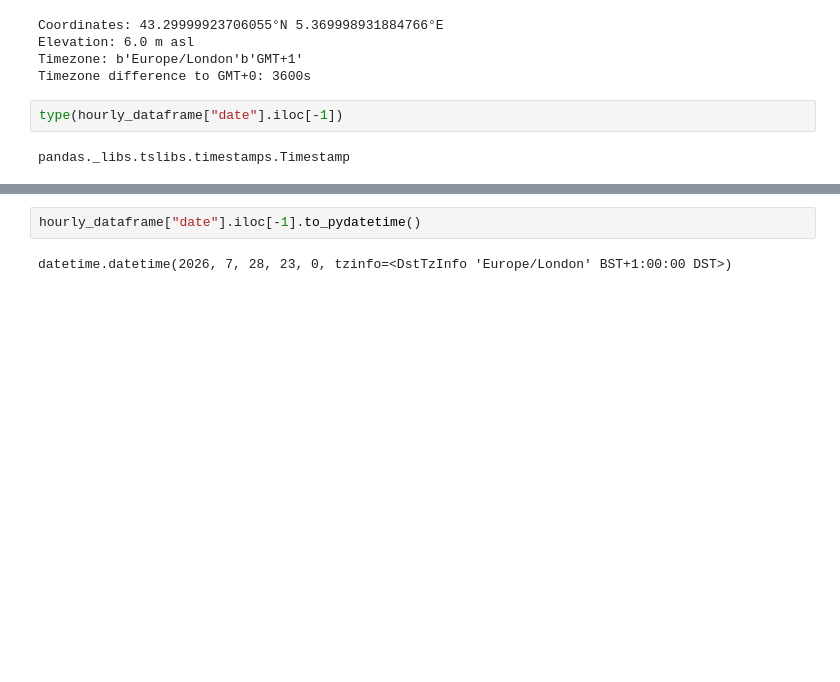
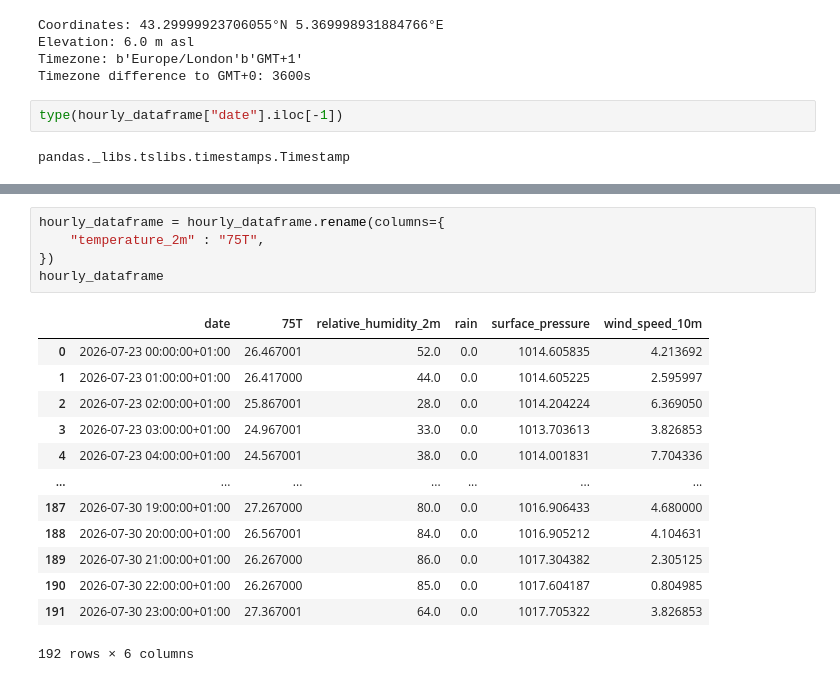
Before and after one commit to Marwane-ELM/energy_peak_prediction_fr, a Jupyter notebook: notebooks/api_experiments.ipynb, the cells around one changed output, grey strips where cells are left out. Cells and saved outputs as stored; diff of their text form; blank space fills up the shorter version.

Commit message:
Adding temperature from api open-meteo

```diff
--- a/notebooks/api_experiments.ipynb
+++ b/notebooks/api_experiments.ipynb
@@ -455,4 +433,19 @@ Timestamp('2026-07-28 23:00:00+0100', tz='Europe/London')
-# %%
-hourly_dataframe["date"].iloc[-1].to_pydatetime()
-# %% [output]
-datetime.datetime(2026, 7, 28, 23, 0, tzinfo=<DstTzInfo 'Europe/London' BST+1:00:00 DST>)
+# %%
+hourly_dataframe = hourly_dataframe.rename(columns={
+    "temperature_2m" : "75T",
+})
+hourly_dataframe
+# %% [output]
+|  | date | 75T | relative_humidity_2m | rain | surface_pressure | wind_speed_10m |
+| 0 | 2026-07-23 00:00:00+01:00 | 26.467001 | 52.0 | 0.0 | 1014.605835 | 4.213692 |
+| 1 | 2026-07-23 01:00:00+01:00 | 26.417000 | 44.0 | 0.0 | 1014.605225 | 2.595997 |
+| 2 | 2026-07-23 02:00:00+01:00 | 25.867001 | 28.0 | 0.0 | 1014.204224 | 6.369050 |
+| 3 | 2026-07-23 03:00:00+01:00 | 24.967001 | 33.0 | 0.0 | 1013.703613 | 3.826853 |
+| 4 | 2026-07-23 04:00:00+01:00 | 24.567001 | 38.0 | 0.0 | 1014.001831 | 7.704336 |
+| ... | ... | ... | ... | ... | ... | ... |
+| 187 | 2026-07-30 19:00:00+01:00 | 27.267000 | 80.0 | 0.0 | 1016.906433 | 4.680000 |
+| 188 | 2026-07-30 20:00:00+01:00 | 26.567001 | 84.0 | 0.0 | 1016.905212 | 4.104631 |
+| 189 | 2026-07-30 21:00:00+01:00 | 26.267000 | 86.0 | 0.0 | 1017.304382 | 2.305125 |
+| 190 | 2026-07-30 22:00:00+01:00 | 26.267000 | 85.0 | 0.0 | 1017.604187 | 0.804985 |
+| 191 | 2026-07-30 23:00:00+01:00 | 27.367001 | 64.0 | 0.0 | 1017.705322 | 3.826853 |
+192 rows × 6 columns
```
Also changed, not shown: parts of 14 cells of this notebook, 1 other file.
